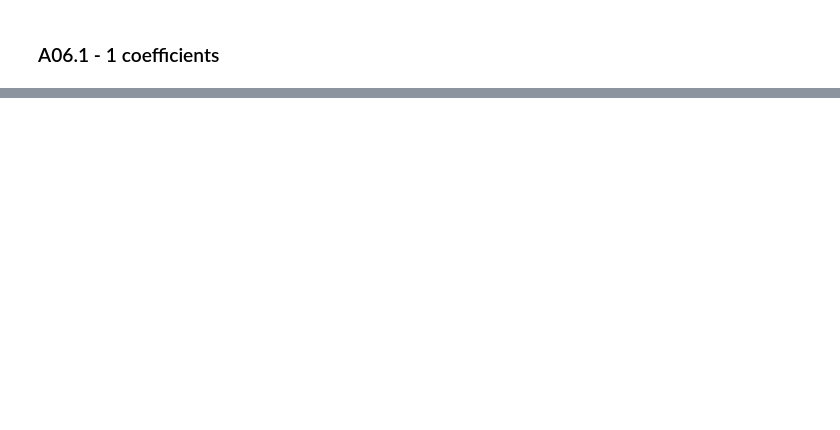
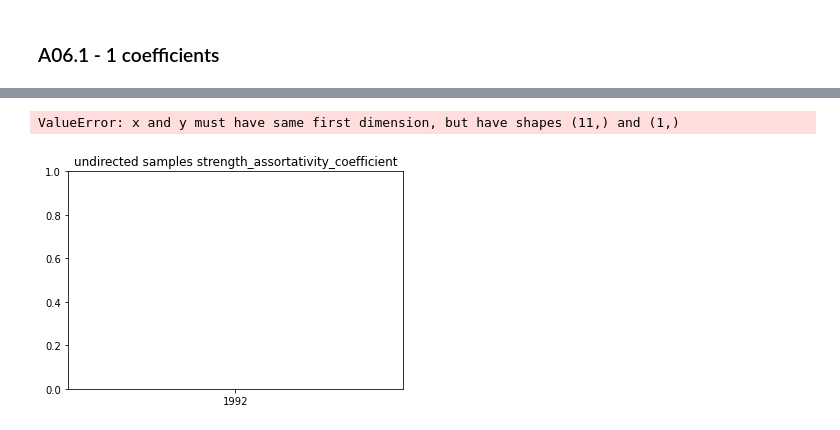
Before and after one commit to JunTu-XD/NetSci, a Jupyter notebook: assignment_6/Tu_Jun_EX06.ipynb, the cells around one changed output, grey strips where cells are left out. Saved outputs shown, nothing was run; the diff lists cells and outputs as text; code cells hidden in the pictures; blank space fills up the shorter version.

```diff
--- a/assignment_6/Tu_Jun_EX06.ipynb
+++ b/assignment_6/Tu_Jun_EX06.ipynb
@@ -159,0 +359,27 @@ A06.1 - 3 plot
+# %%
+new_figure()
+plt.title("undirected samples strength_assortativity_coefficient")
+plt.plot(nets_index, original_undirected_sac, label="real value")
+plt.plot(nets_index, undirected_avg_sample_sac, label="samples avg")
+plt.legend()
+
+new_figure()
+plt.title("directed samples in-in strength_assortativity_coefficient")
+plt.plot(nets_index, original_in_in_directed_sac, label="real value")
+plt.plot(nets_index, directed_avg_in_in_sample_sac, label="samples avg")
+plt.legend()
+
+new_figure()
+plt.title("directed samples in-out strength_assortativity_coefficient")
+plt.plot(nets_index, original_in_out_directed_sac, label="real value")
+plt.plot(nets_index, directed_avg_in_out_sample_sac, label="samples avg")
+plt.legend()
+
+new_figure()
+plt.title("directed samples out-out strength_assortativity_coefficient")
+plt.plot(nets_index, original_out_out_directed_sac, label="real value")
+plt.plot(nets_index, directed_avg_out_out_sample_sac, label="samples avg")
+plt.legend()
+# %% [output]
+ValueError: x and y must have same first dimension, but have shapes (11,) and (1,)
+[figure, added]
```
Also changed, not shown: parts of 9 cells of this notebook.
